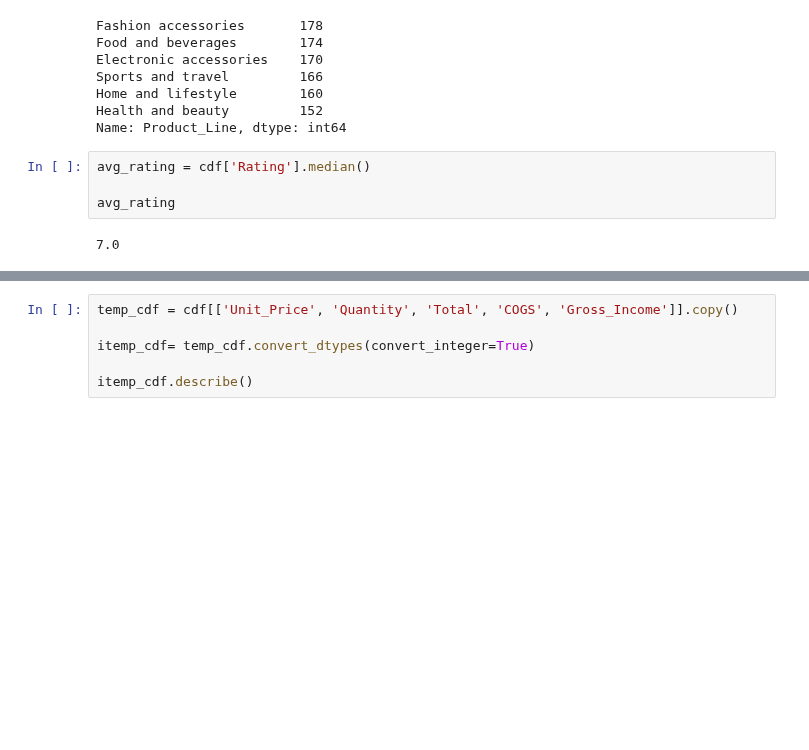
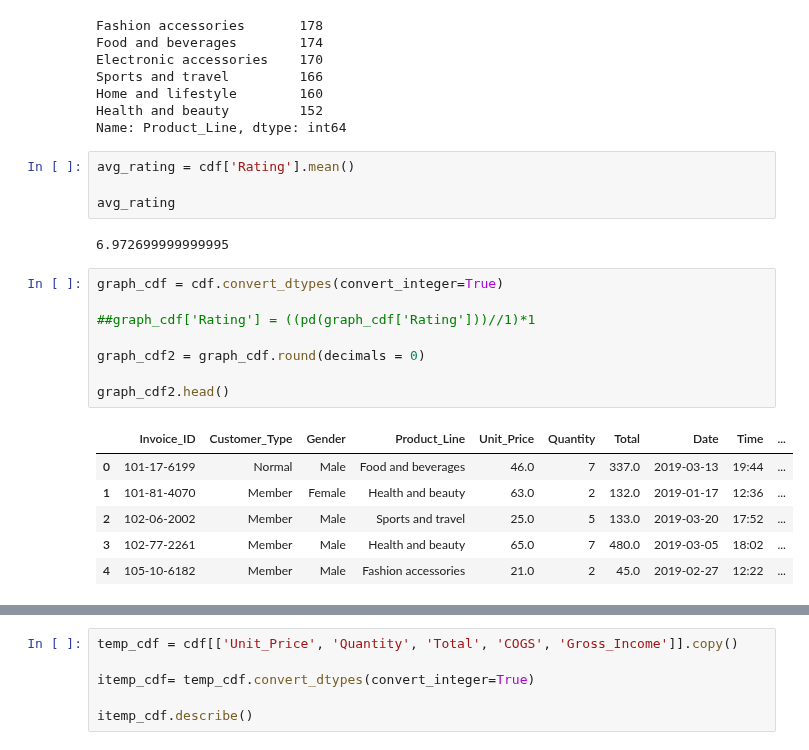
Before and after one commit to C-Skala/Explore-Data-Analysis, a Jupyter notebook: explore.ipynb, the cells around one changed output, grey strips where cells are left out. Saved outputs shown, nothing was run; the diff lists cells and outputs as text; blank space fills up the shorter version.

```diff
--- a/explore.ipynb
+++ b/explore.ipynb
@@ -123,8 +146,23 @@ Home and lifestyle        160
 Health and beauty         152
 Name: Product_Line, dtype: int64
 # %%
-avg_rating = cdf['Rating'].median()
+avg_rating = cdf['Rating'].mean()
 
 avg_rating
 # %% [output]
-7.0
+6.972699999999995
+# %%
+graph_cdf = cdf.convert_dtypes(convert_integer=True)
+
+##graph_cdf['Rating'] = ((pd(graph_cdf['Rating']))//1)*1
+
+graph_cdf2 = graph_cdf.round(decimals = 0)
+
+graph_cdf2.head()
+# %% [output]
+|  | Invoice_ID | Customer_Type | Gender | Product_Line | Unit_Price | Quantity | Total | Date | Time | ... |
+| 0 | 101-17-6199 | Normal | Male | Food and beverages | 46.0 | 7 | 337.0 | 2019-03-13 | 19:44 | ... |
+| 1 | 101-81-4070 | Member | Female | Health and beauty | 63.0 | 2 | 132.0 | 2019-01-17 | 12:36 | ... |
+| 2 | 102-06-2002 | Member | Male | Sports and travel | 25.0 | 5 | 133.0 | 2019-03-20 | 17:52 | ... |
+| 3 | 102-77-2261 | Member | Male | Health and beauty | 65.0 | 7 | 480.0 | 2019-03-05 | 18:02 | ... |
+| 4 | 105-10-6182 | Member | Male | Fashion accessories | 21.0 | 2 | 45.0 | 2019-02-27 | 12:22 | ... |
```
Also changed, not shown: parts of 9 cells of this notebook, 1 other file.
